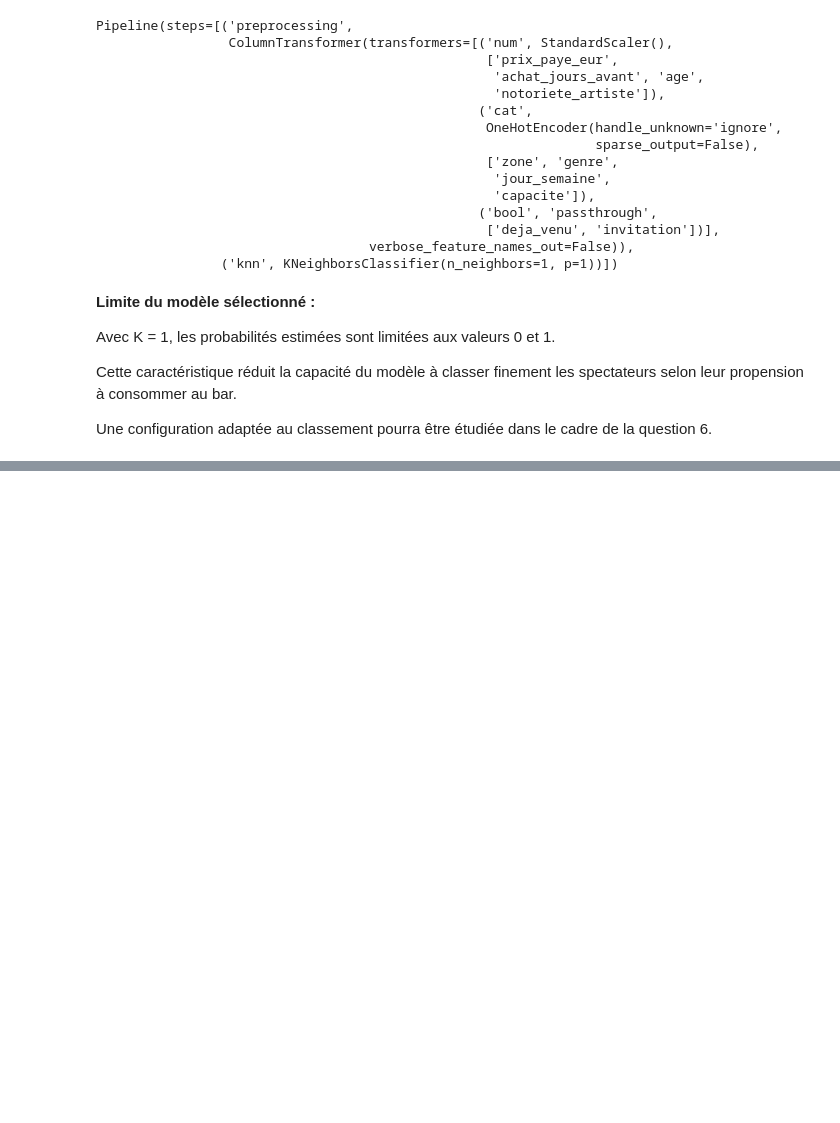
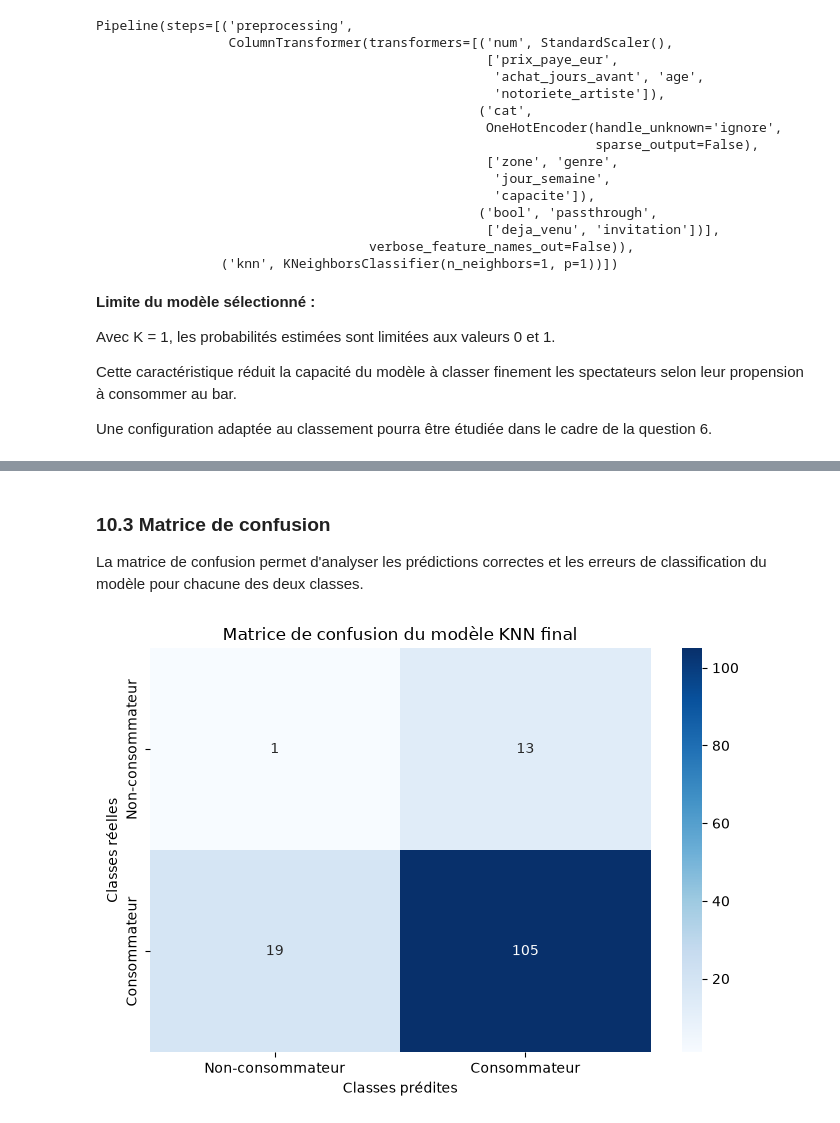
Before and after one commit to Fourkhoub/Projet_DataMining, a Jupyter notebook: notebooks/Question5.ipynb, the cells around one changed output, grey strips where cells are left out. Cells and saved outputs as stored; diff of their text form; code cells hidden in the pictures; blank space fills up the shorter version.

Commit message:
(q5): evaluation finale, matrice de confusion, rapport de classification, courbe ROC, recommandations et conclusion

```diff
--- a/notebooks/Question5.ipynb
+++ b/notebooks/Question5.ipynb
@@ -2139,0 +2148,19 @@ Une configuration adaptée au classement pourra être
+# %%
+# Estimation des probabilités de consommation
+y_proba_test = modele_final.predict_proba(X_test)[:, 1]
+
+# Prédiction des classes selon le seuil final
+y_pred_test = (y_proba_test >= seuil_final).astype(int)
+
+# Comparaison des valeurs réelles et prédites
+predictions_test = pd.DataFrame({
+    'Classe réelle': y_test,
+    'Probabilité de consommation': y_proba_test,
+    'Classe prédite': y_pred_test
+}, index=X_test.index)
+
+# Vérification du nombre de prédictions
+print("Nombre de prédictions :", len(y_pred_test))
+
+# Aperçu des résultats
+display(predictions_test.head(10))
@@ -2139,0 +2255,38 @@ Une configuration adaptée au classement pourra être
+# %% [markdown]
+### 10.3 Matrice de confusion
+
+La matrice de confusion permet d'analyser les prédictions
+correctes et les erreurs de classification du modèle
+pour chacune des deux classes.
+# %%
+# Importation de la matrice de confusion
+from sklearn.metrics import confusion_matrix
+
+# Calcul de la matrice de confusion
+matrice_confusion = confusion_matrix(
+    y_test,
+    y_pred_test,
+    labels=[0, 1]
+)
+
+# Création de la figure
+plt.figure(figsize=(7, 5))
+
+# Visualisation de la matrice de confusion
+sns.heatmap(
+    matrice_confusion,
+    annot=True,
+    fmt='d',
+    cmap='Blues',
+    xticklabels=['Non-consommateur', 'Consommateur'],
+    yticklabels=['Non-consommateur', 'Consommateur']
+)
+
+# Personnalisation du graphique
+plt.title("Matrice de confusion du modèle KNN final")
+plt.xlabel("Classes prédites")
+plt.ylabel("Classes réelles")
+plt.tight_layout()
+plt.show()
+# %% [output]
+[figure, added]
```
Also changed, not shown: parts of 17 cells of this notebook.
